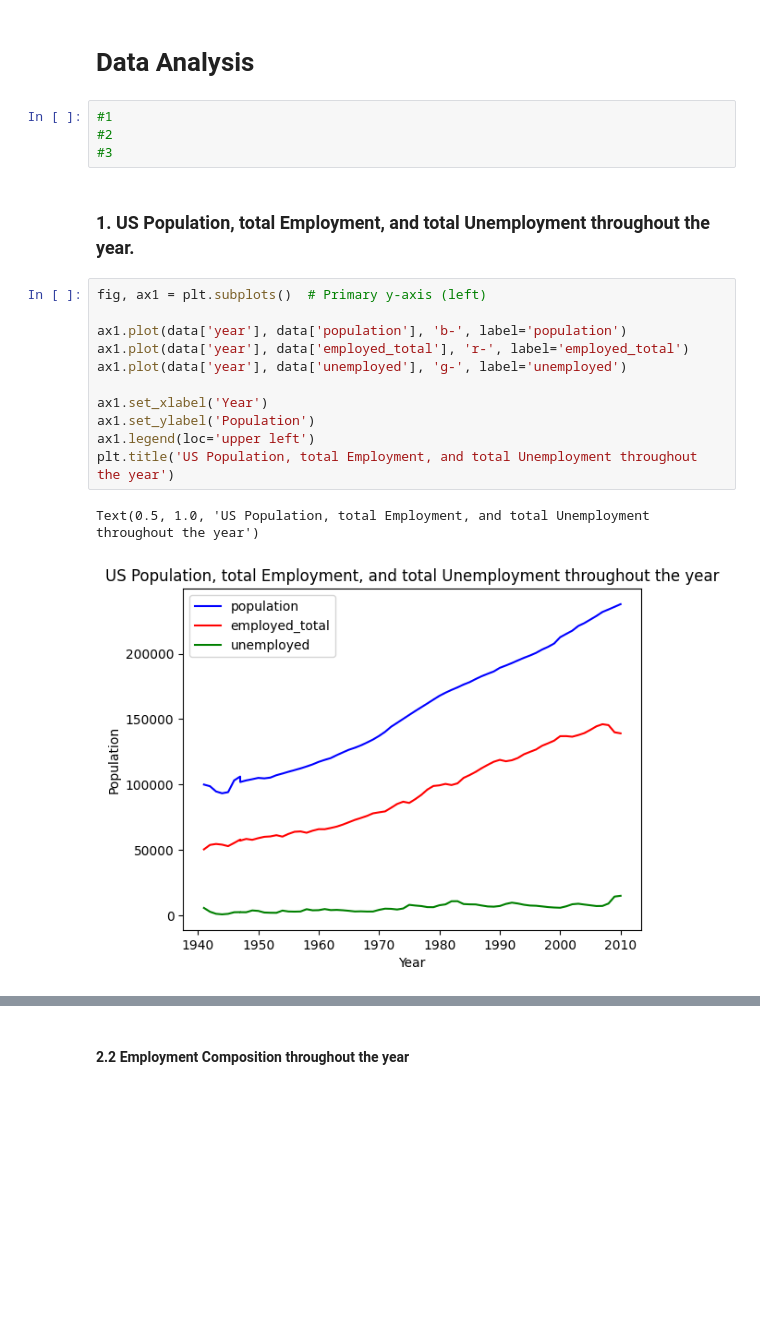
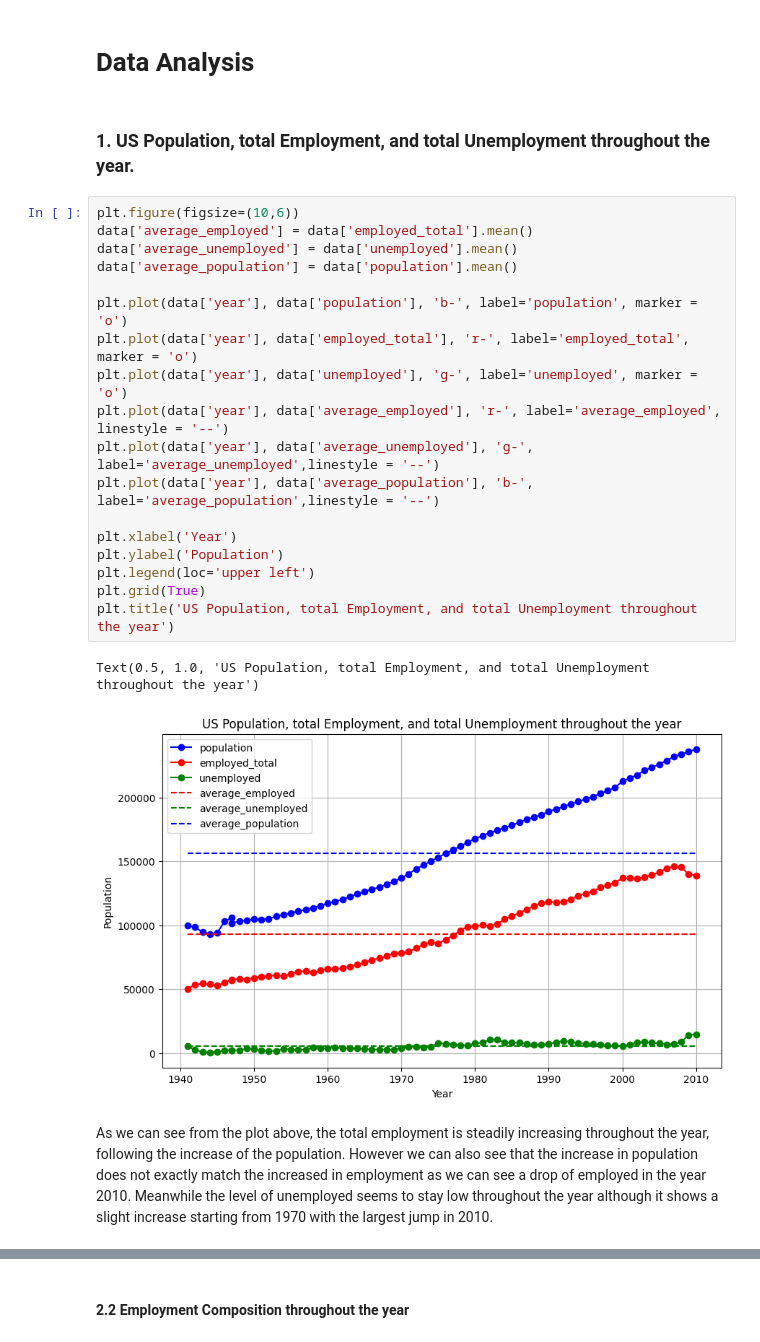
Before and after one commit to JinnOppa/Crime-Rate-LA, a Jupyter notebook: Analysis.ipynb, the cells around one changed output, grey strips where cells are left out. Cells and saved outputs as stored; diff of their text form; blank space fills up the shorter version.

```diff
--- a/Analysis.ipynb
+++ b/Analysis.ipynb
@@ -281,24 +284,29 @@ data.head()
 | 4 | 1945 | 94090 | 53860 | 57.2 | 52820 | 56.1 | ... |
 # %% [markdown]
 # Data Analysis
-# %%
-#1
-#2
-#3
 # %% [markdown]
 ### 1. US Population, total Employment, and total Unemployment throughout the year.
 # %%
-fig, ax1 = plt.subplots()  # Primary y-axis (left)
+plt.figure(figsize=(10,6))
+data['average_employed'] = data['employed_total'].mean()
+data['average_unemployed'] = data['unemployed'].mean()
+data['average_population'] = data['population'].mean()
 
-ax1.plot(data['year'], data['population'], 'b-', label='population')
-ax1.plot(data['year'], data['employed_total'], 'r-', label='employed_total')
-ax1.plot(data['year'], data['unemployed'], 'g-', label='unemployed')
+plt.plot(data['year'], data['population'], 'b-', label='population', marker = 'o')
+plt.plot(data['year'], data['employed_total'], 'r-', label='employed_total', marker = 'o')
+plt.plot(data['year'], data['unemployed'], 'g-', label='unemployed', marker = 'o')
+plt.plot(data['year'], data['average_employed'], 'r-', label='average_employed', linestyle = '--')
+plt.plot(data['year'], data['average_unemployed'], 'g-', label='average_unemployed',linestyle = '--')
+plt.plot(data['year'], data['average_population'], 'b-', label='average_population',linestyle = '--')
 
-ax1.set_xlabel('Year')
-ax1.set_ylabel('Population')
-ax1.legend(loc='upper left')
+plt.xlabel('Year')
+plt.ylabel('Population')
+plt.legend(loc='upper left')
+plt.grid(True)
 plt.title('US Population, total Employment, and total Unemployment throughout the year')
 # %% [output]
 Text(0.5, 1.0, 'US Population, total Employment, and total Unemployment throughout the year')
-[figure, old version]
+[figure, new version]
+# %% [markdown]
+As we can see from the plot above, the total employment is steadily increasing throughout the year, following the increase of the population. However we can also see that the increase in population does not exactly match the increased in employment as we can see a drop of employed in the year 2010. Meanwhile the level of unemployed seems to stay low throughout the year although it shows a slight increase starting from 1970 with the largest jump in 2010.
 # %% [markdown]
```
Also changed, not shown: parts of 12 cells of this notebook.
